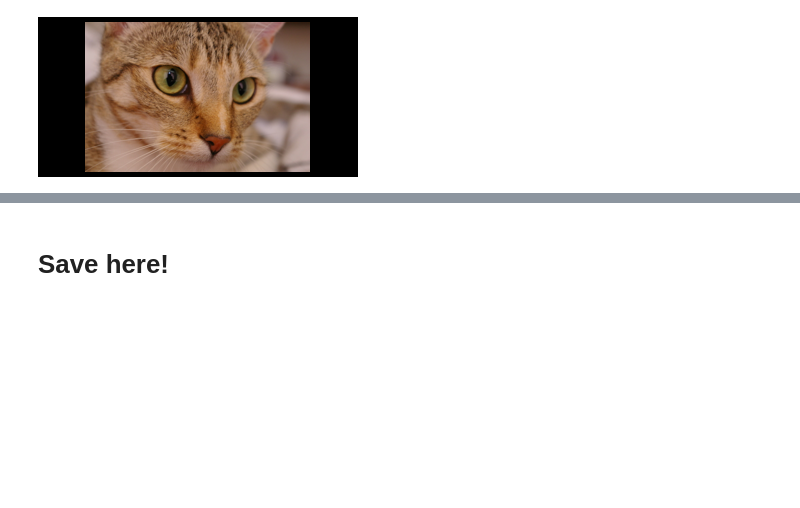
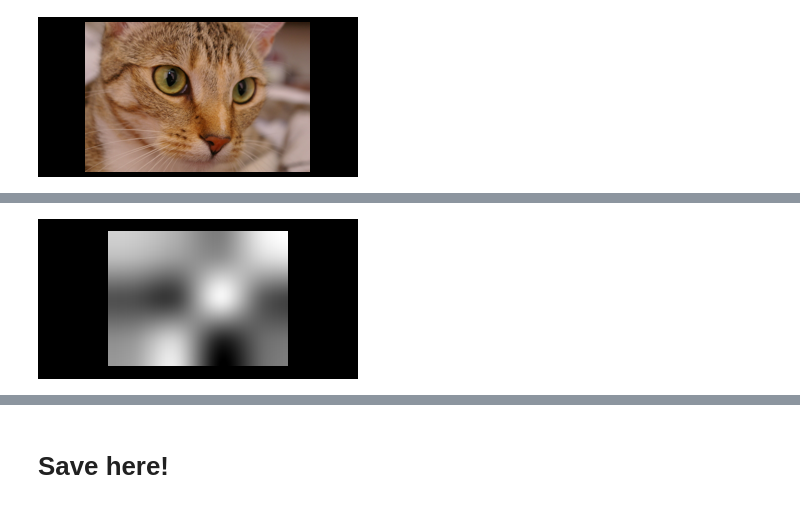
Before and after one commit to kolibril13/mobject-gallery, a Jupyter notebook: Mobjects_Basics.ipynb, the cells around one changed output, grey strips where cells are left out. Drawn from its saved outputs; the diff is of its cells as text; code cells hidden in the pictures; blank space fills up the shorter version.

```diff
--- a/Mobjects_Basics.ipynb
+++ b/Mobjects_Basics.ipynb
@@ -601,0 +625,23 @@ name_snippet_pairs[image_full_name] = snippet
+# %%
+%%manim $params
+
+class Example(ZoomedScene):
+    def construct(self):
+        np.random.seed(41)
+        a= np.random.randint(0, 255, size=(3, 4))
+        img = ImageMobject(np.uint8(a))
+        img.height = 6
+        img.set_resampling_algorithm(RESAMPLING_ALGORITHMS["cubic"])
+        self.add(img)
+###******
+image_full_name = "ImageMobject_cubic.png"
+snippet = """
+np.random.seed(41)
+a= np.random.randint(0, 255, size=(3, 4))
+img = ImageMobject(np.uint8(a))
+img.height = 6
+img.set_resampling_algorithm(RESAMPLING_ALGORITHMS["cubic"])
+"""
+name_snippet_pairs[image_full_name] = snippet
+# %% [output]
+[figure, added]
```
Also changed, not shown: parts of 3 cells of this notebook, 11 other files.
